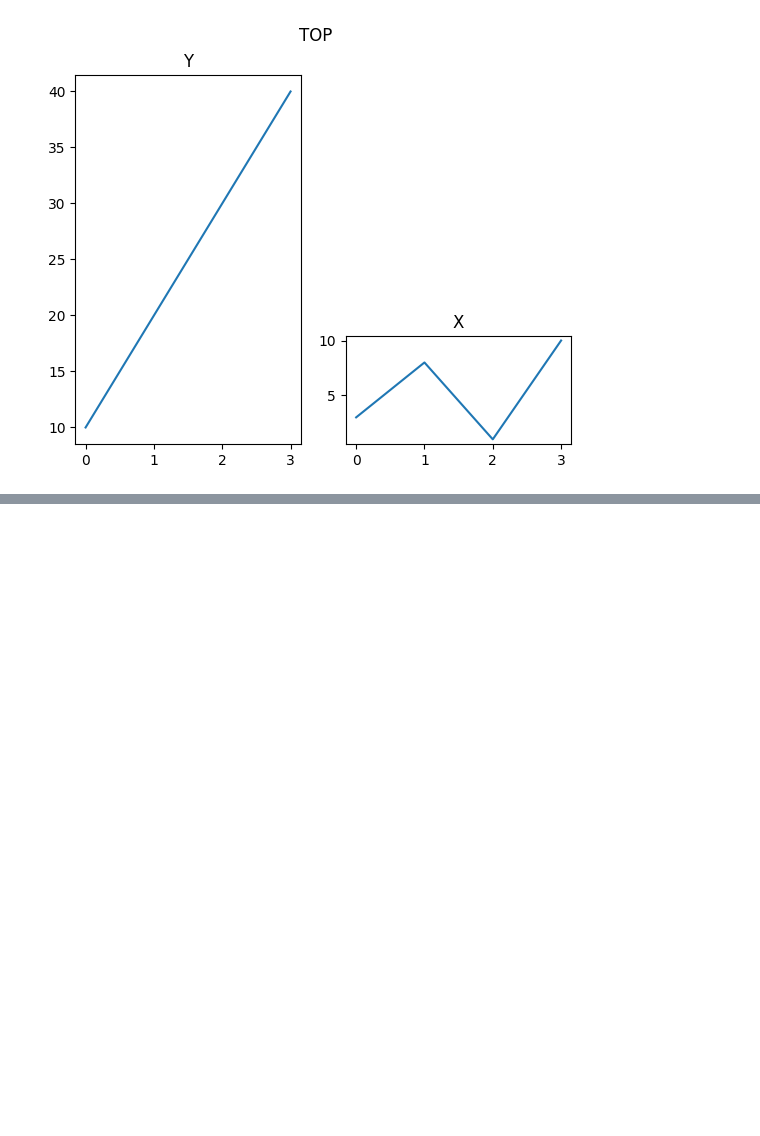
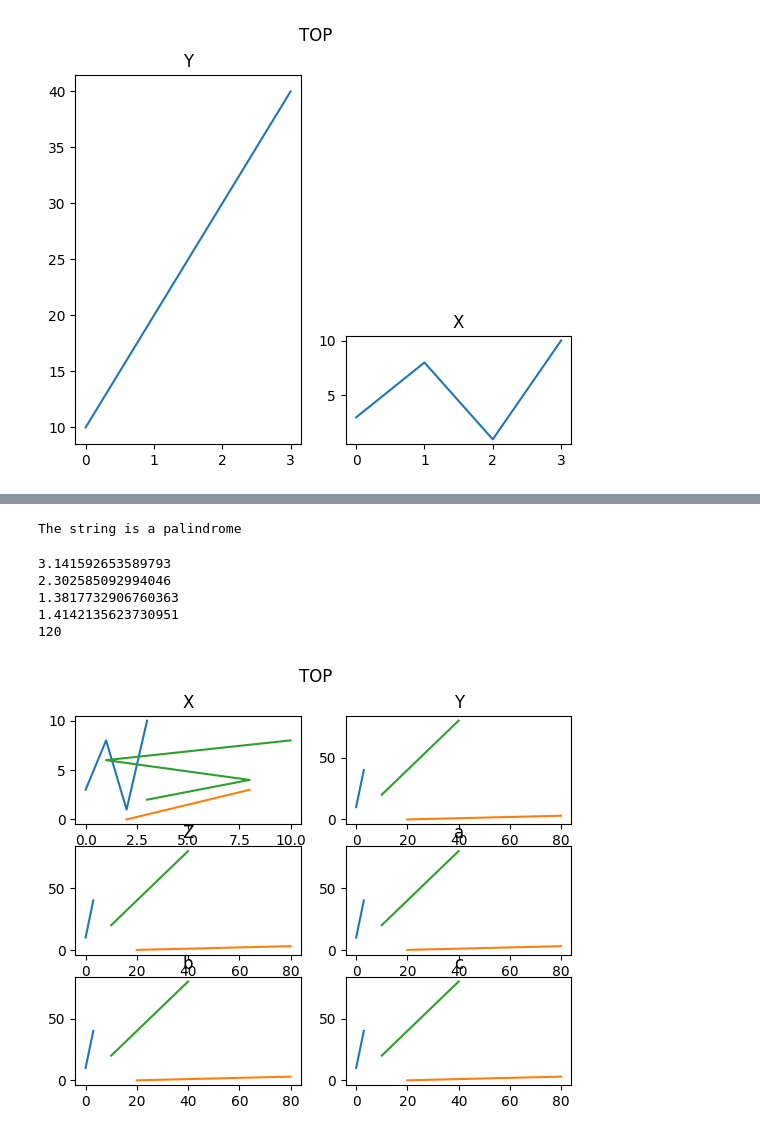
Before and after one commit to AbilashSP10/Python_Learning, a Jupyter notebook: MathPlotLib/Mathplotlib.ipynb, the cells around one changed output, grey strips where cells are left out. Drawn from its saved outputs; the diff is of its cells as text; code cells hidden in the pictures; blank space fills up the shorter version.

```diff
--- a/MathPlotLib/Mathplotlib.ipynb
+++ b/MathPlotLib/Mathplotlib.ipynb
@@ -121,0 +138,71 @@ plt.show()
+# %%
+x = "malayalam"
+y = x[::-1]
+
+if x==y:
+    print("The string is a palindrome")
+else:
+    print("The string is not a palindrome")
+# %% [output]
+The string is a palindrome
+# %%
+import math
+
+print(math.pi)
+print(math.log(10))
+print(math.sin(1)+math.cos(1))
+print(math.sqrt(2))
+print(math.factorial(5))
+# %% [output]
+3.141592653589793
+2.302585092994046
+1.3817732906760363
+1.4142135623730951
+120
+# %%
+x = np.array([0,1,2,3])
+y = np.array([3,8,1,10])
+z = np.array([2,4,6,8])
+a = np.array([0,1,2,3])
+b = np.array([3,8,1,10])
+c = np.array([2,4,6,8])
+
+
+
+plt.subplot(3,2,1)
+plt.title("X")
+plt.plot(x,y,z,a,b,c)
+
+
+x = np.array([0,1,2,3])
+y = np.array([10,20,30,40])
+z = np.array([20,40,60,80])
+a = np.array([0,1,2,3])
+b = np.array([10,20,30,40])
+c = np.array([20,40,60,80])
+
+plt.subplot(3,2,2)
+plt.title("Y")
+plt.plot(x,y,z,a,b,c)
+
+
+plt.subplot(3,2,3)
+plt.title("Z")
+plt.plot(x,y,z,a,b,c)
+
+plt.subplot(3,2,4)
+plt.title("a")
+plt.plot(x,y,z,a,b,c)
+
+plt.subplot(3,2,5)
+plt.title("b")
+plt.plot(x,y,z,a,b,c)
+
+plt.subplot(3,2,6)
+plt.title("c")
+plt.plot(x,y,z,a,b,c)
+
+plt.suptitle("TOP")
+plt.show()
+# %% [output]
+[figure, added]
```
Also changed, not shown: parts of 6 cells of this notebook.
